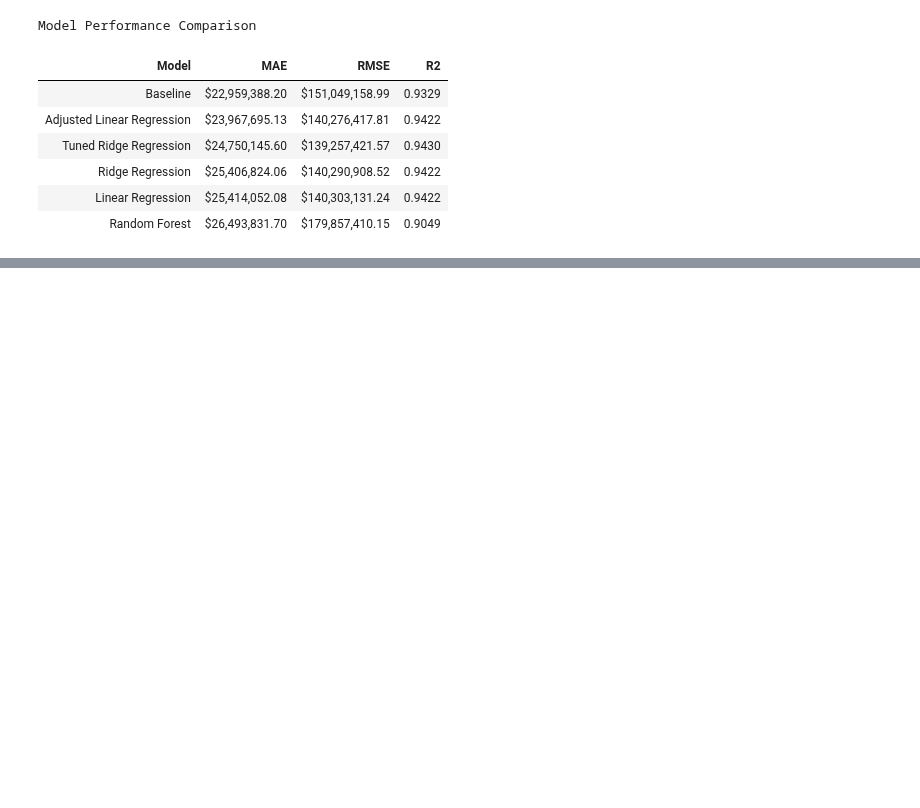
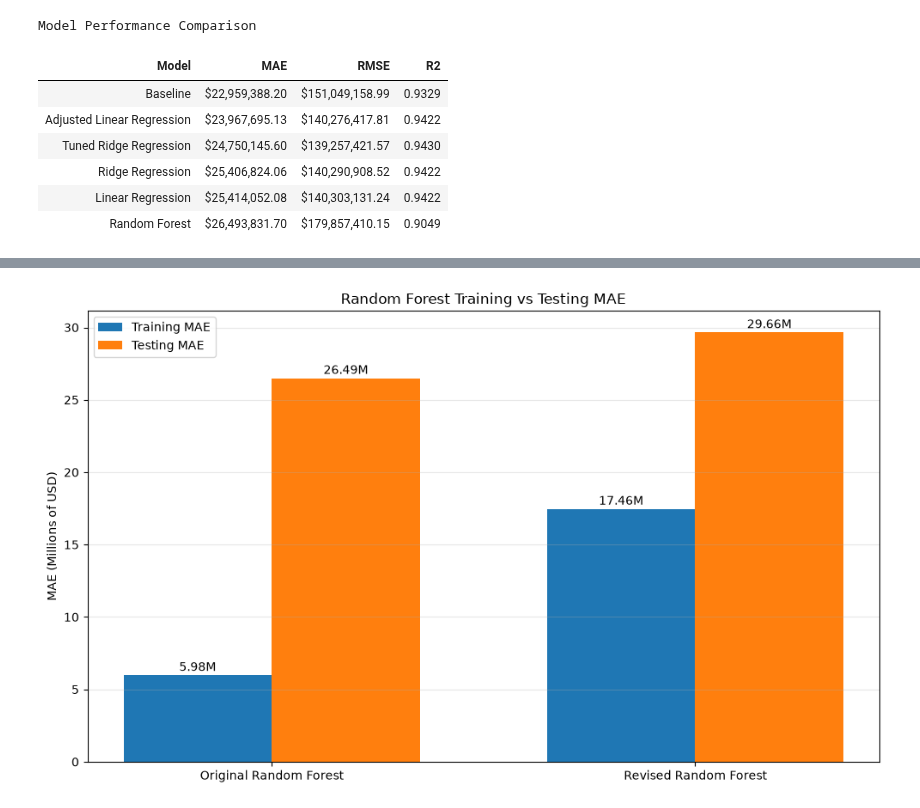
Before and after one commit to adrianakopf/DataScienceIU_INFO-I-492, a Jupyter notebook: MedicarePartD.ipynb, the cells around one changed output, grey strips where cells are left out. Saved outputs shown, nothing was run; the diff lists cells and outputs as text; code cells hidden in the pictures; blank space fills up the shorter version.

```diff
--- a/MedicarePartD.ipynb
+++ b/MedicarePartD.ipynb
@@ -4597,0 +4919,68 @@ Model Performance Comparison
+# %%
+
+import os
+import numpy as np
+import matplotlib.pyplot as plt
+
+# Create the Graphs folder if needed
+os.makedirs("Graphs", exist_ok=True)
+
+# Random Forest results
+model_names = ["Original Random Forest", "Revised Random Forest"]
+
+training_mae = np.array([
+    5978235.18,
+    17459349.13
+]) / 1_000_000
+
+testing_mae = np.array([
+    26493831.70,
+    29655496.69
+]) / 1_000_000
+
+x = np.arange(len(model_names))
+width = 0.35
+
+plt.figure(figsize=(10, 6))
+
+bars_train = plt.bar(
+    x - width / 2,
+    training_mae,
+    width,
+    label="Training MAE"
+)
+
+bars_test = plt.bar(
+    x + width / 2,
+    testing_mae,
+    width,
+    label="Testing MAE"
+)
+
+# Display values above bars
+for bars in [bars_train, bars_test]:
+    for bar in bars:
+        plt.text(
+            bar.get_x() + bar.get_width() / 2,
+            bar.get_height() + 0.3,
+            f"{bar.get_height():.2f}M",
+            ha="center"
+        )
+
+plt.xticks(x, model_names)
+plt.ylabel("MAE (Millions of USD)")
+plt.title("Random Forest Training vs Testing MAE")
+plt.legend()
+plt.grid(axis="y", alpha=0.3)
+plt.tight_layout()
+
+# Save graph
+plt.savefig(
+    "Graphs/Medicare_Part_D_Random_Forest_Overfitting_Comparison.png",
+    dpi=300,
+    bbox_inches="tight"
+)
+
+plt.show()
+# %% [output]
+[figure, added]
```
Also changed, not shown: parts of 31 cells of this notebook.
